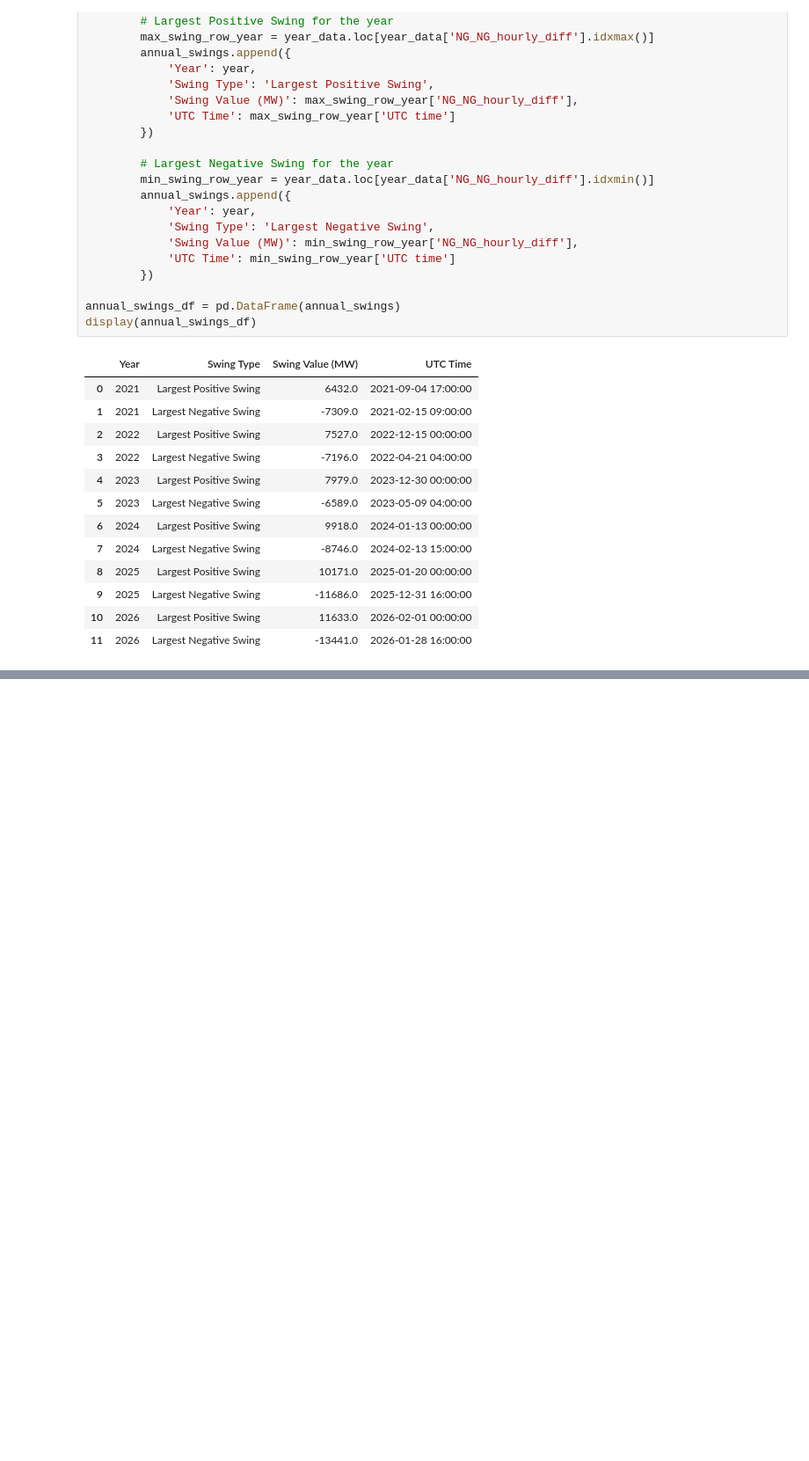
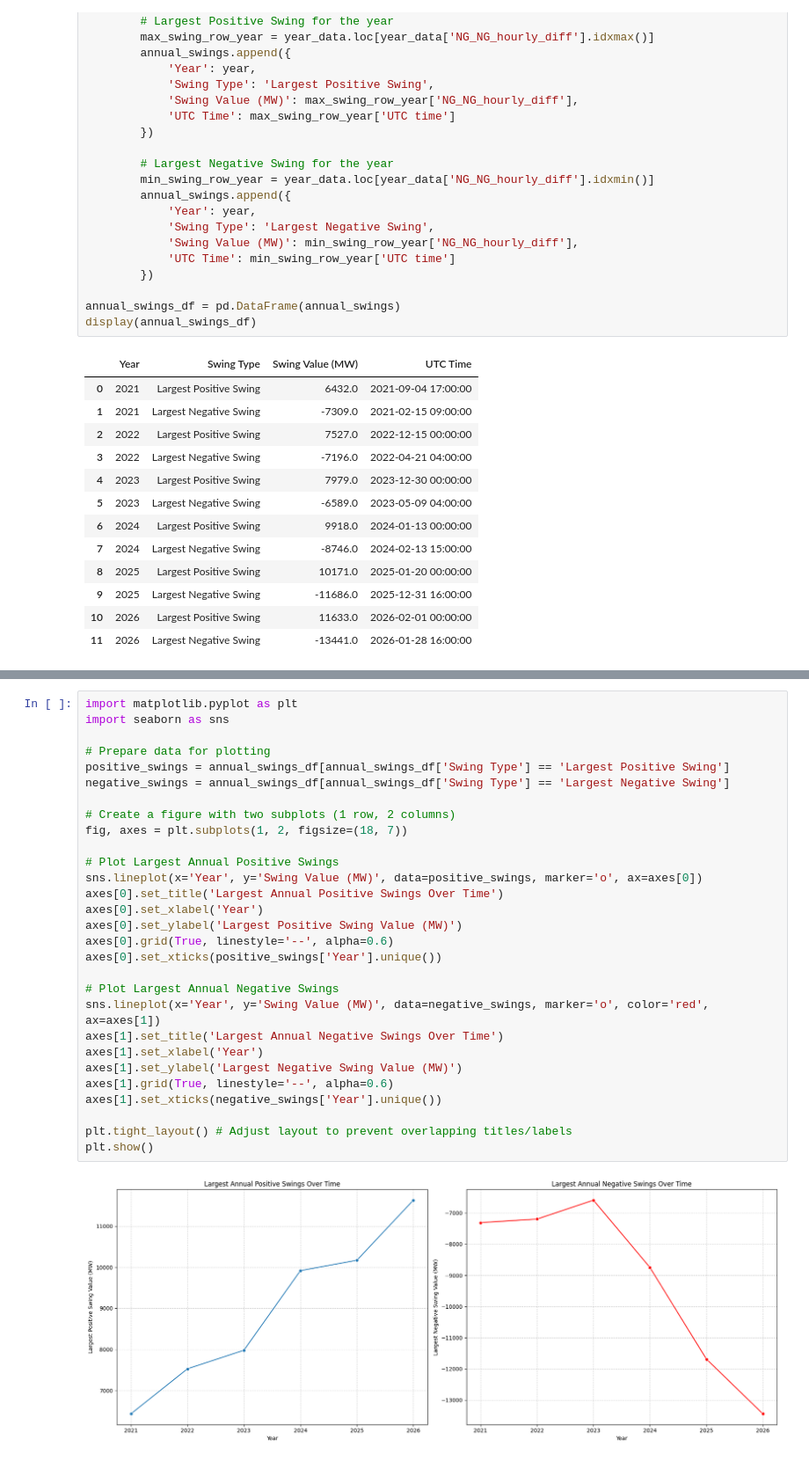
Before and after one commit to JozefSL/EIA, a Jupyter notebook: hourlyNGgenerationTX.ipynb, the cells around one changed output, grey strips where cells are left out. Shown at 88% size. Drawn from its saved outputs; the diff is of its cells as text; blank space fills up the shorter version.

```diff
--- a/hourlyNGgenerationTX.ipynb
+++ b/hourlyNGgenerationTX.ipynb
@@ -138,0 +175,31 @@ display(annual_swings_df)
+# %%
+import matplotlib.pyplot as plt
+import seaborn as sns
+
+# Prepare data for plotting
+positive_swings = annual_swings_df[annual_swings_df['Swing Type'] == 'Largest Positive Swing']
+negative_swings = annual_swings_df[annual_swings_df['Swing Type'] == 'Largest Negative Swing']
+
+# Create a figure with two subplots (1 row, 2 columns)
+fig, axes = plt.subplots(1, 2, figsize=(18, 7))
+
+# Plot Largest Annual Positive Swings
+sns.lineplot(x='Year', y='Swing Value (MW)', data=positive_swings, marker='o', ax=axes[0])
+axes[0].set_title('Largest Annual Positive Swings Over Time')
+axes[0].set_xlabel('Year')
+axes[0].set_ylabel('Largest Positive Swing Value (MW)')
+axes[0].grid(True, linestyle='--', alpha=0.6)
+axes[0].set_xticks(positive_swings['Year'].unique())
+
+# Plot Largest Annual Negative Swings
+sns.lineplot(x='Year', y='Swing Value (MW)', data=negative_swings, marker='o', color='red', ax=axes[1])
+axes[1].set_title('Largest Annual Negative Swings Over Time')
+axes[1].set_xlabel('Year')
+axes[1].set_ylabel('Largest Negative Swing Value (MW)')
+axes[1].grid(True, linestyle='--', alpha=0.6)
+axes[1].set_xticks(negative_swings['Year'].unique())
+
+plt.tight_layout() # Adjust layout to prevent overlapping titles/labels
+plt.show()
+# %% [output]
+[figure, added]
```
Also changed, not shown: parts of 4 cells of this notebook.
